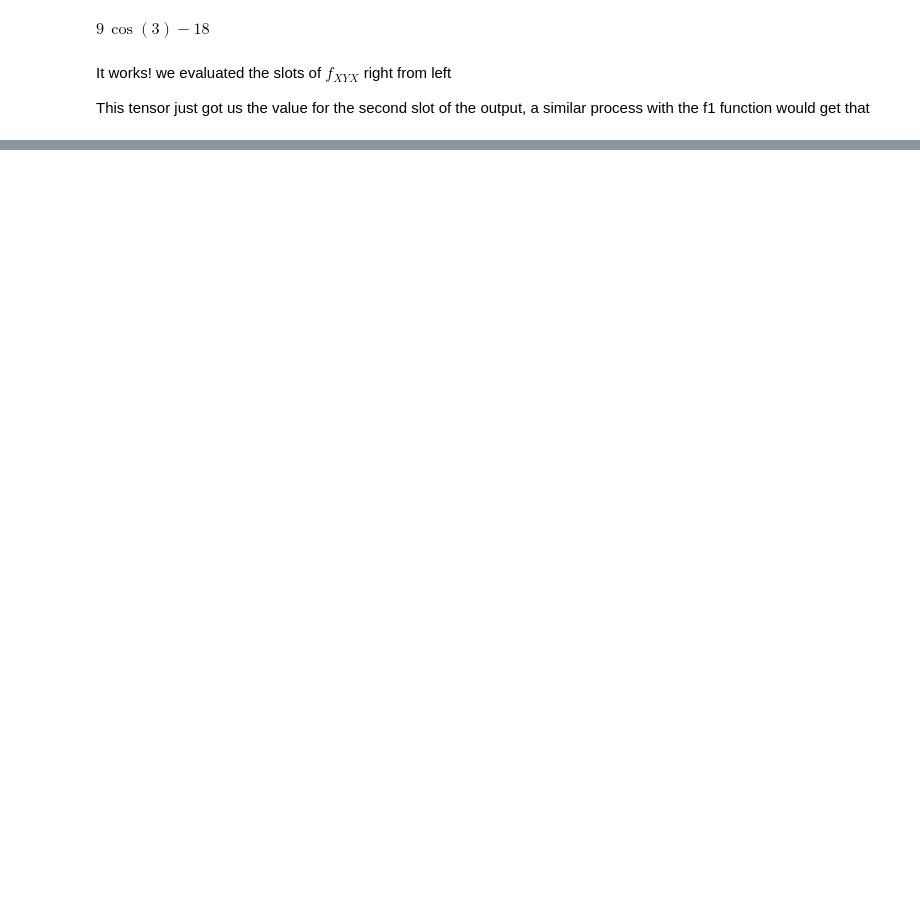
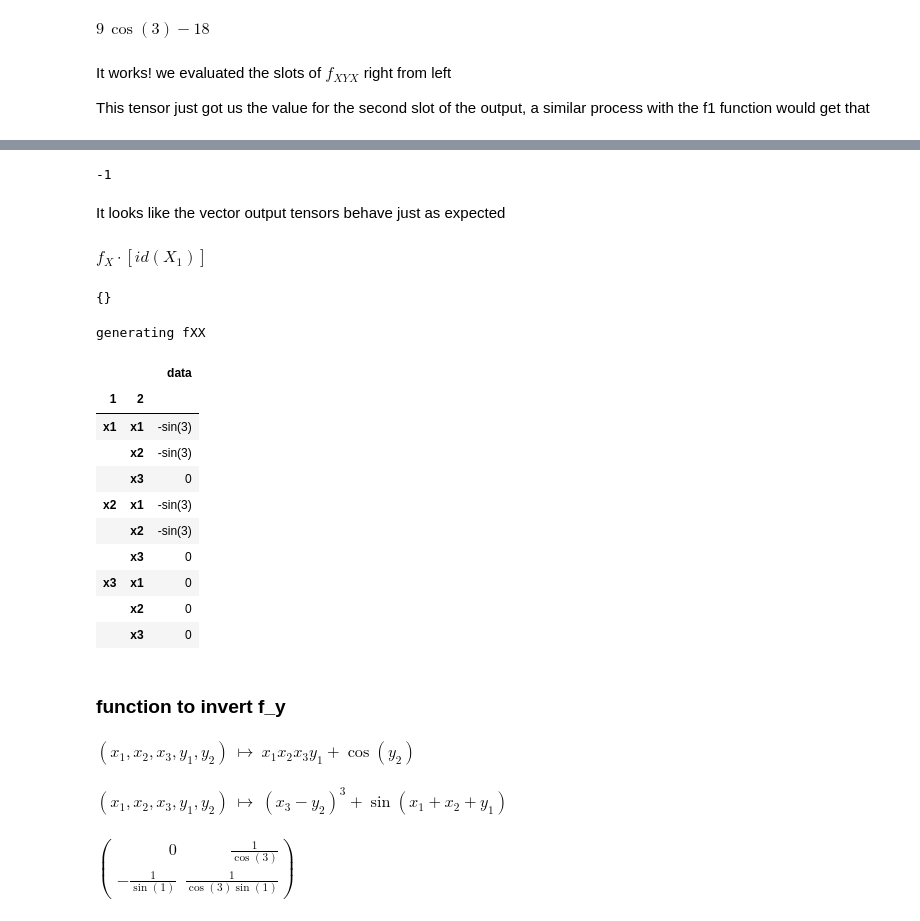
Before and after one commit to Matthew-Holmes/Bifurcations, a Jupyter notebook: notebooks/Implicit/Implicit Function Theorem.ipynb, the cells around one changed output, grey strips where cells are left out. Drawn from its saved outputs; the diff is of its cells as text; code cells hidden in the pictures; blank space fills up the shorter version.

```diff
--- a/notebooks/Implicit/Implicit Function Theorem.ipynb
+++ b/notebooks/Implicit/Implicit Function Theorem.ipynb
@@ -552,0 +741,7 @@ This tensor just got us the value for the second slot of the output, a similar p
+# %%
+var('x1 x2 x3 y1 y2')
+f1(x1, x2, x3, y1, y2) = x1*x2*x3*y1 + cos(y2)
+f2(x1, x2, x3, y1, y2) = sin(x1 + x2 + y1) + (x3 - y2)^3
+var_dict = {'x1' : x1, 'x2' : x2, 'x3' : x3, 'y1' : y1, 'y2' : y2}
+lprint(f1)
+lprint(f2)
@@ -552,0 +786,34 @@ This tensor just got us the value for the second slot of the output, a similar p
+# %%
+a.tensors[0].vec_mult( (1,0,-1)).vec_mult( (1,1)).vec_mult( (1, 0, 0) )
+# %% [output]
+-1
+# %% [markdown]
+It looks like the vector output tensors behave just as expected
+# %%
+e = ExpressionBlock()
+e = e.diff()[0]
+lprint(e)
+# %% [output]
+$ f_{X} \cdot \left[id(X_{1})\right] $
+# %%
+t_dict = TensorDict(funcs = [f1, f2], position = (1,1,1,1,1), var_dict = var_dict, x_dim = 3, y_dim = 2)
+t_dict
+# %% [output]
+{}
+# %%
+t_dict['fXX'].tensors[1].data
+# %% [output]
+generating fXX
+|  |  | data |
+| 1 | 2 |  |
+| x1 | x1 | -sin(3) |
+|  | x2 | -sin(3) |
+|  | x3 | 0 |
+| x2 | x1 | -sin(3) |
+|  | x2 | -sin(3) |
+|  | x3 | 0 |
+| x3 | x1 | 0 |
+|  | x2 | 0 |
+|  | x3 | 0 |
+# %% [markdown]
+### function to invert f_y
@@ -552,0 +834,14 @@ This tensor just got us the value for the second slot of the output, a similar p
+# %%
+funcs = [f1, f2]
+lprint(funcs[0])
+lprint(funcs[1])
+# %% [output]
+$ \left( x_{1}, x_{2}, x_{3}, y_{1}, y_{2} \right) \ {\mapsto} \ x_{1} x_{2} x_{3} y_{1} + \cos\left(y_{2}\right) $
+$ \left( x_{1}, x_{2}, x_{3}, y_{1}, y_{2} \right) \ {\mapsto} \ {\left(x_{3} - y_{2}\right)}^{3} + \sin\left(x_{1} + x_{2} + y_{1}\right) $
+# %%
+lprint(get_fy_inv(3, 2, funcs, var_dict, (1,1,1,1,1)))
+# %% [output]
+$ \left(\begin{array}{rr}
+0 & \frac{1}{\cos\left(3\right)} \\
+-\frac{1}{\sin\left(1\right)} & \frac{1}{\cos\left(3\right) \sin\left(1\right)}
+\end{array}\right) $
```
Also changed, not shown: parts of 47 cells of this notebook.
